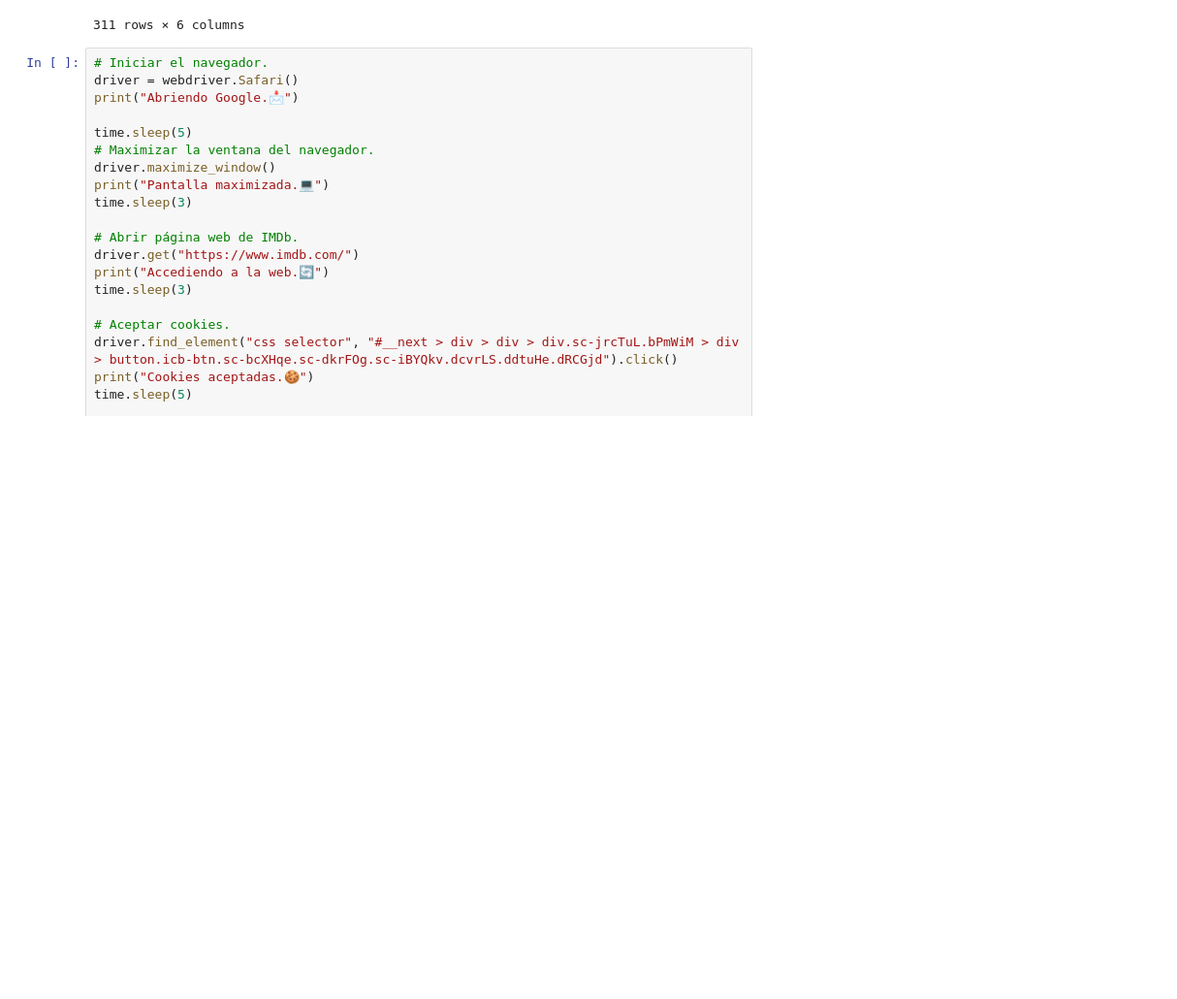
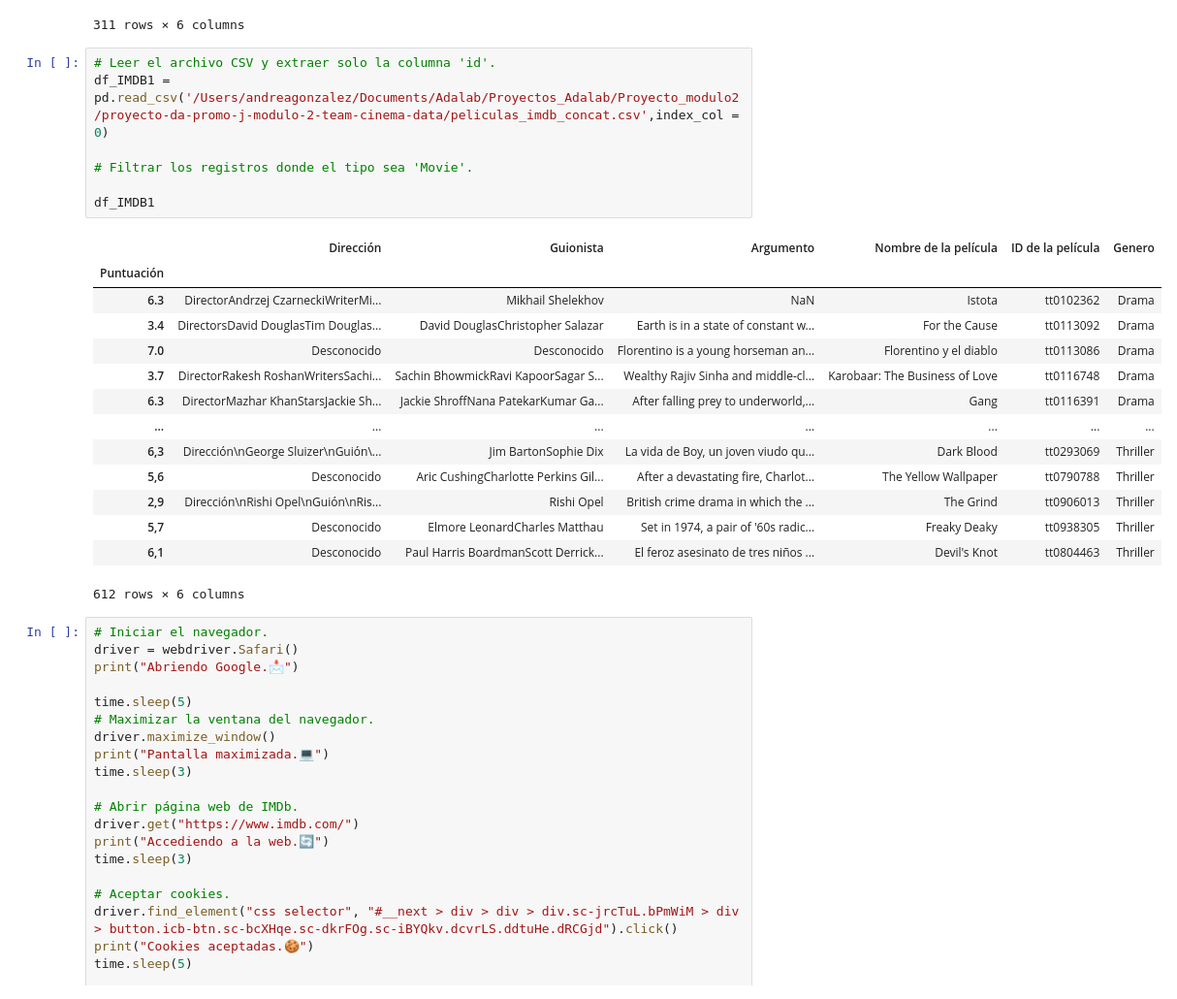
Before and after one commit to mariaie896/proyecto-da-promo-j-modulo-2-team-cinema-data, a Jupyter notebook: fase1_sprint2_API_Selenium_movies_actores.ipynb, the cells around one changed output. Shown at 97% size. Drawn from its saved outputs; the diff is of its cells as text; blank space fills up the shorter version.

Commit message:
limpieza archivos csv

```diff
--- a/fase1_sprint2_API_Selenium_movies_actores.ipynb
+++ b/fase1_sprint2_API_Selenium_movies_actores.ipynb
@@ -256,6 +258,28 @@ df_IMDB
 | 6.7 | Desconocido | Steven PressfieldJeremy Leven | A down-and-out golfer attempts to... | The Legend of Bagger Vance | tt0146984 | Fantasy |
 | Desconocido | Desconocido | Desconocido | Desconocido | The Sorcerer's Apprentice | tt0120166 | Fantasy |
 311 rows × 6 columns
+# %%
+# Leer el archivo CSV y extraer solo la columna 'id'.
+df_IMDB1 = pd.read_csv('/Users/andreagonzalez/Documents/Adalab/Proyectos_Adalab/Proyecto_modulo2/proyecto-da-promo-j-modulo-2-team-cinema-data/peliculas_imdb_concat.csv',index_col = 0)
+
+# Filtrar los registros donde el tipo sea 'Movie'.
+
+df_IMDB1
+# %% [output]
+|  | Dirección | Guionista | Argumento | Nombre de la película | ID de la película | Genero |
+| Puntuación |  |  |  |  |  |  |
+| 6.3 | DirectorAndrzej CzarneckiWriterMi... | Mikhail Shelekhov | NaN | Istota | tt0102362 | Drama |
+| 3.4 | DirectorsDavid DouglasTim Douglas... | David DouglasChristopher Salazar | Earth is in a state of constant w... | For the Cause | tt0113092 | Drama |
+| 7.0 | Desconocido | Desconocido | Florentino is a young horseman an... | Florentino y el diablo | tt0113086 | Drama |
+| 3.7 | DirectorRakesh RoshanWritersSachi... | Sachin BhowmickRavi KapoorSagar S... | Wealthy Rajiv Sinha and middle-cl... | Karobaar: The Business of Love | tt0116748 | Drama |
+| 6.3 | DirectorMazhar KhanStarsJackie Sh... | Jackie ShroffNana PatekarKumar Ga... | After falling prey to underworld,... | Gang | tt0116391 | Drama |
+| ... | ... | ... | ... | ... | ... | ... |
+| 6,3 | Dirección\nGeorge Sluizer\nGuión\... | Jim BartonSophie Dix | La vida de Boy, un joven viudo qu... | Dark Blood | tt0293069 | Thriller |
+| 5,6 | Desconocido | Aric CushingCharlotte Perkins Gil... | After a devastating fire, Charlot... | The Yellow Wallpaper | tt0790788 | Thriller |
+| 2,9 | Dirección\nRishi Opel\nGuión\nRis... | Rishi Opel | British crime drama in which the ... | The Grind | tt0906013 | Thriller |
+| 5,7 | Desconocido | Elmore LeonardCharles Matthau | Set in 1974, a pair of '60s radic... | Freaky Deaky | tt0938305 | Thriller |
+| 6,1 | Desconocido | Paul Harris BoardmanScott Derrick... | El feroz asesinato de tres niños ... | Devil's Knot | tt0804463 | Thriller |
+612 rows × 6 columns
 # %%
 # Iniciar el navegador.
 driver = webdriver.Safari()
```
Also changed, not shown: parts of 2 cells of this notebook, 9 other files.
